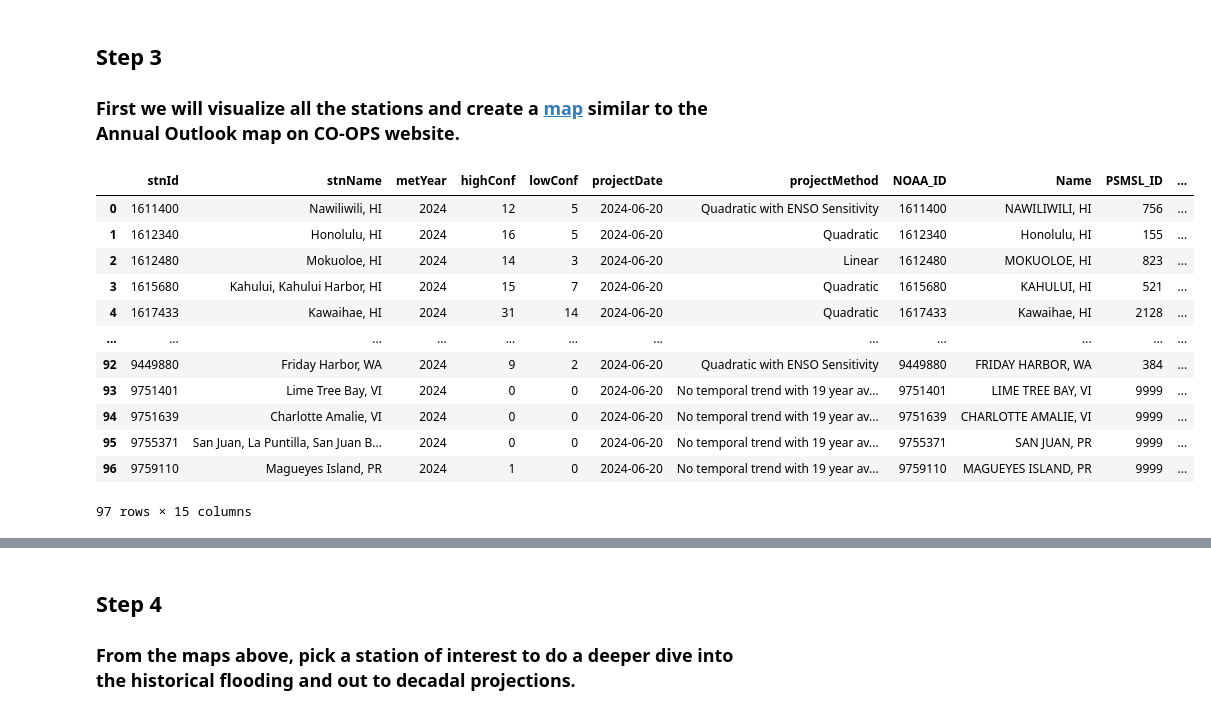
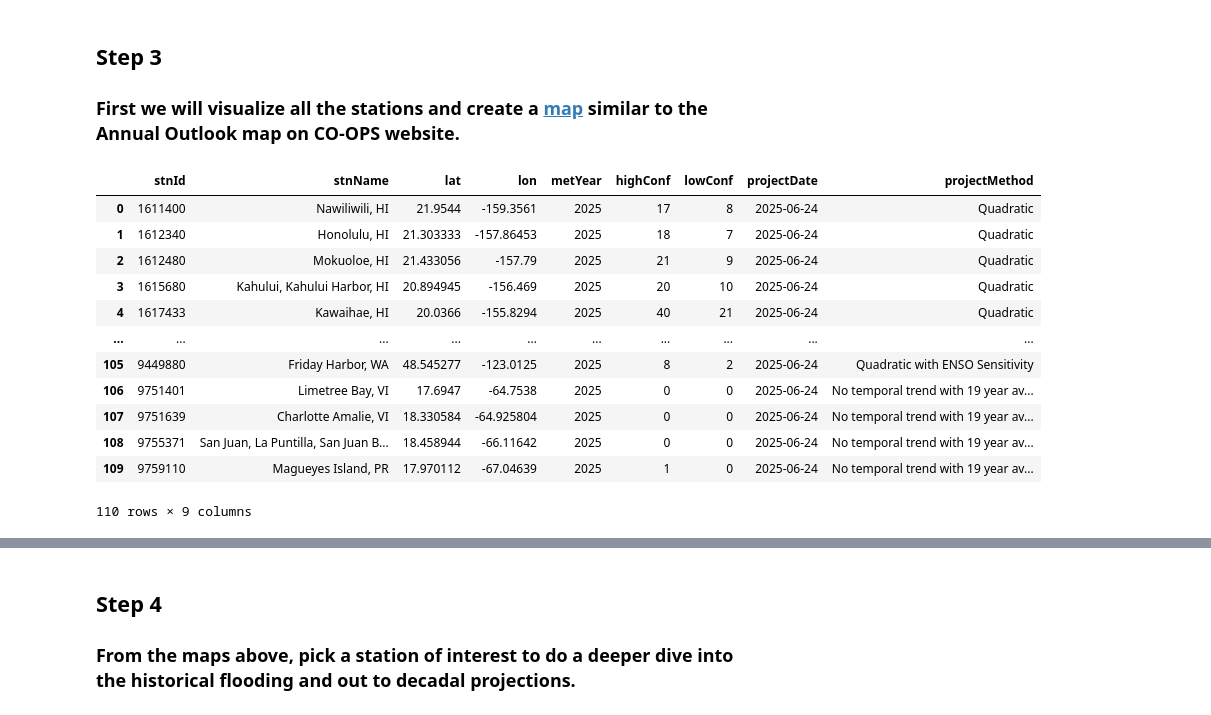
Before and after one commit to NOAA-CO-OPS/Annual-High-Tide-Flooding-HTF-Outlook, a Jupyter notebook: AnnualHTFoutlook_Exploration_Notebook/AnnualHTFoutlook_Exploration_Notebook.ipynb, the cells around one changed output, grey strips where cells are left out. Cells and saved outputs as stored; diff of their text form; code cells hidden in the pictures.

```diff
--- a/AnnualHTFoutlook_Exploration_Notebook/AnnualHTFoutlook_Exploration_Notebook.ipynb
+++ b/AnnualHTFoutlook_Exploration_Notebook/AnnualHTFoutlook_Exploration_Notebook.ipynb
@@ -92,39 +88,34 @@ Saving oni_annual_means_1950_2023.csv to oni_annual_means_1950_2023.csv
 
 ### First we will visualize all the stations and create a [map](https://tidesandcurrents.noaa.gov/high-tide-flooding/annual-outlook.html?station=8575512) similar to the Annual Outlook map on CO-OPS website.
 # %%
-# @title
-met_year=2024
+met_year=2025
 
 met_yr_url = 'https://api.tidesandcurrents.noaa.gov/dpapi/prod/webapi/htf/htf_met_year_annual_outlook.json?&met_year='+str(met_year)
 
 #myurl = (server + product + ".json?station=" + station + "&affil=" + affil)
 
 # Use "requests" to get the Monthly MSL Data
 urlResponse = requests.get(met_yr_url)
 content=urlResponse.json()
 
 # Assign data to variables.
 mydata = content['MetYearAnnualOutlook']
 
 # Make it a Dataframe
 annual_df = pd.DataFrame(mydata)
 
-stnlist = pd.read_csv('HTF_Annual_Outlook_StationList_2024.csv')
-stnlist['NOAA_ID']=stnlist['NOAA_ID'].astype(str)
-
-annual_df = pd.merge(annual_df, stnlist, left_on='stnId', right_on='NOAA_ID')
 annual_df
 # %% [output]
-|  | stnId | stnName | metYear | highConf | lowConf | projectDate | projectMethod | NOAA_ID | Name | PSMSL_ID | ... |
-| 0 | 1611400 | Nawiliwili, HI | 2024 | 12 | 5 | 2024-06-20 | Quadratic with ENSO Sensitivity | 1611400 | NAWILIWILI, HI | 756 | ... |
-| 1 | 1612340 | Honolulu, HI | 2024 | 16 | 5 | 2024-06-20 | Quadratic | 1612340 | Honolulu, HI | 155 | ... |
-| 2 | 1612480 | Mokuoloe, HI | 2024 | 14 | 3 | 2024-06-20 | Linear | 1612480 | MOKUOLOE, HI | 823 | ... |
-| 3 | 1615680 | Kahului, Kahului Harbor, HI | 2024 | 15 | 7 | 2024-06-20 | Quadratic | 1615680 | KAHULUI, HI | 521 | ... |
-| 4 | 1617433 | Kawaihae, HI | 2024 | 31 | 14 | 2024-06-20 | Quadratic | 1617433 | Kawaihae, HI | 2128 | ... |
-| ... | ... | ... | ... | ... | ... | ... | ... | ... | ... | ... | ... |
-| 92 | 9449880 | Friday Harbor, WA | 2024 | 9 | 2 | 2024-06-20 | Quadratic with ENSO Sensitivity | 9449880 | FRIDAY HARBOR, WA | 384 | ... |
-| 93 | 9751401 | Lime Tree Bay, VI | 2024 | 0 | 0 | 2024-06-20 | No temporal trend with 19 year av... | 9751401 | LIME TREE BAY, VI | 9999 | ... |
-| 94 | 9751639 | Charlotte Amalie, VI | 2024 | 0 | 0 | 2024-06-20 | No temporal trend with 19 year av... | 9751639 | CHARLOTTE AMALIE, VI | 9999 | ... |
-| 95 | 9755371 | San Juan, La Puntilla, San Juan B... | 2024 | 0 | 0 | 2024-06-20 | No temporal trend with 19 year av... | 9755371 | SAN JUAN, PR | 9999 | ... |
-| 96 | 9759110 | Magueyes Island, PR | 2024 | 1 | 0 | 2024-06-20 | No temporal trend with 19 year av... | 9759110 | MAGUEYES ISLAND, PR | 9999 | ... |
+|  | stnId | stnName | lat | lon | metYear | highConf | lowConf | projectDate | projectMethod |
+| 0 | 1611400 | Nawiliwili, HI | 21.9544 | -159.3561 | 2025 | 17 | 8 | 2025-06-24 | Quadratic |
+| 1 | 1612340 | Honolulu, HI | 21.303333 | -157.86453 | 2025 | 18 | 7 | 2025-06-24 | Quadratic |
+| 2 | 1612480 | Mokuoloe, HI | 21.433056 | -157.79 | 2025 | 21 | 9 | 2025-06-24 | Quadratic |
+| 3 | 1615680 | Kahului, Kahului Harbor, HI | 20.894945 | -156.469 | 2025 | 20 | 10 | 2025-06-24 | Quadratic |
+| 4 | 1617433 | Kawaihae, HI | 20.0366 | -155.8294 | 2025 | 40 | 21 | 2025-06-24 | Quadratic |
+| ... | ... | ... | ... | ... | ... | ... | ... | ... | ... |
+| 105 | 9449880 | Friday Harbor, WA | 48.545277 | -123.0125 | 2025 | 8 | 2 | 2025-06-24 | Quadratic with ENSO Sensitivity |
+| 106 | 9751401 | Limetree Bay, VI | 17.6947 | -64.7538 | 2025 | 0 | 0 | 2025-06-24 | No temporal trend with 19 year av... |
+| 107 | 9751639 | Charlotte Amalie, VI | 18.330584 | -64.925804 | 2025 | 0 | 0 | 2025-06-24 | No temporal trend with 19 year av... |
+| 108 | 9755371 | San Juan, La Puntilla, San Juan B... | 18.458944 | -66.11642 | 2025 | 0 | 0 | 2025-06-24 | No temporal trend with 19 year av... |
+| 109 | 9759110 | Magueyes Island, PR | 17.970112 | -67.04639 | 2025 | 1 | 0 | 2025-06-24 | No temporal trend with 19 year av... |
-97 rows × 15 columns
+110 rows × 9 columns
```
Also changed, not shown: parts of 17 cells of this notebook, 9 other files.
